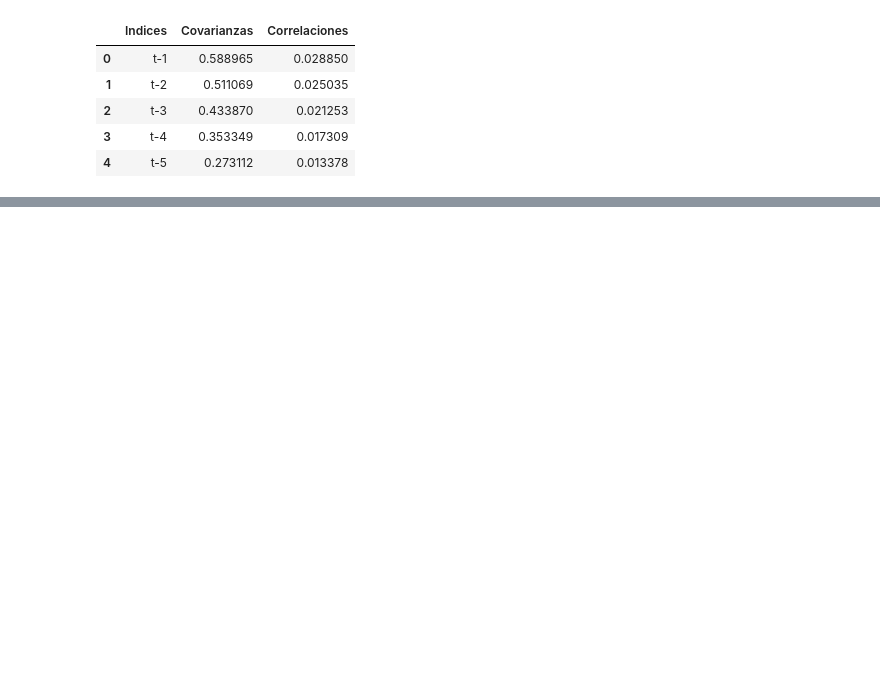
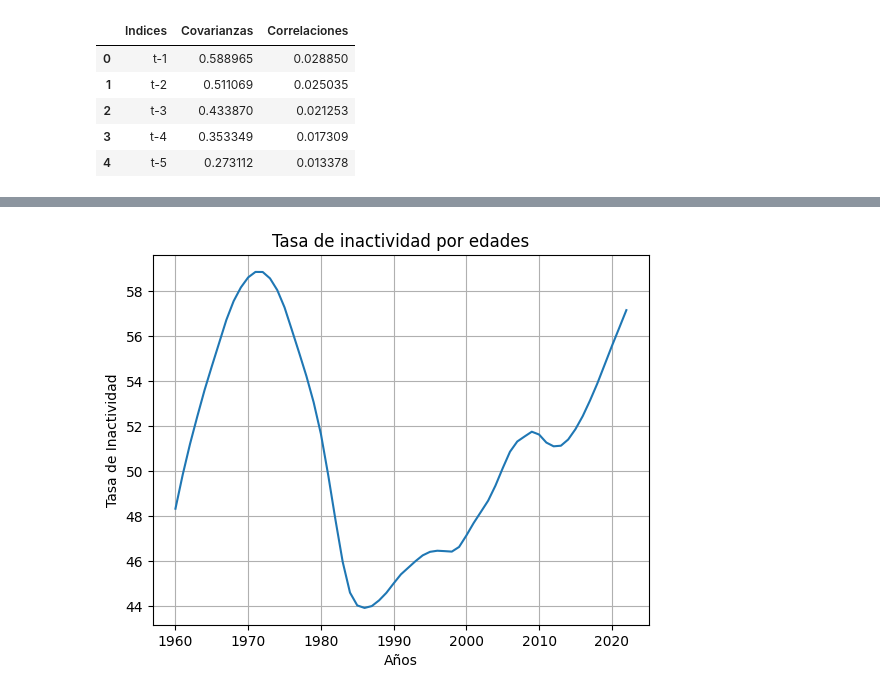
Before and after one commit to miguel2019547/econometria_2, a Jupyter notebook: Parcial_1.py/Clase_1.ipynb, the cells around one changed output, grey strips where cells are left out. Drawn from its saved outputs; the diff is of its cells as text; code cells hidden in the pictures; blank space fills up the shorter version.

```diff
--- a/Parcial_1.py/Clase_1.ipynb
+++ b/Parcial_1.py/Clase_1.ipynb
@@ -89,0 +91,9 @@ plt.show()
+# %%
+plt.title('Tasa de inactividad por edades')
+plt.ylabel('Tasa de Inactividad')
+plt.xlabel('Años')
+plt.plot(TIE)
+plt.grid()
+plt.show()
+# %% [output]
+[figure, added]
```
Also changed, not shown: parts of 2 cells of this notebook.
